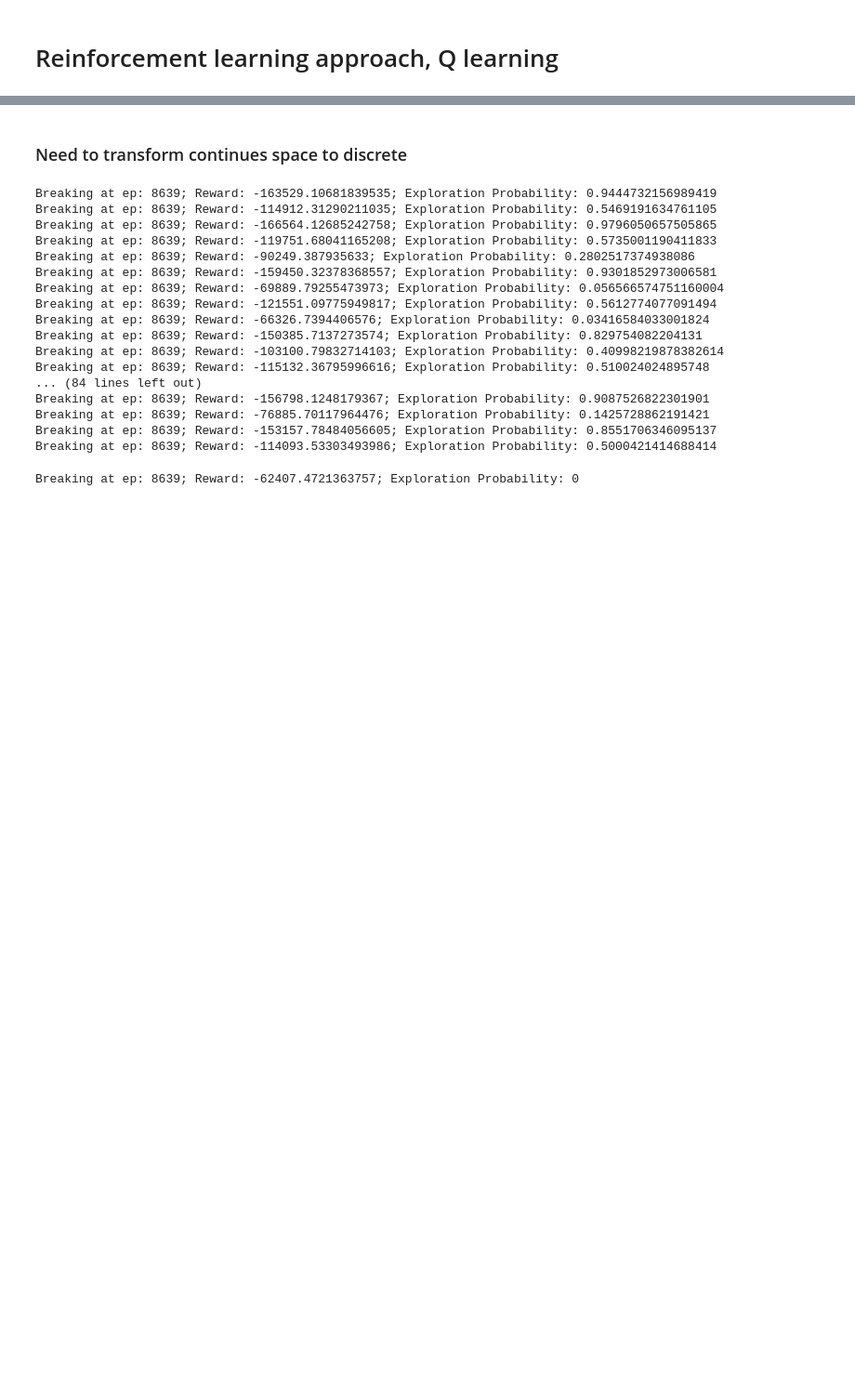
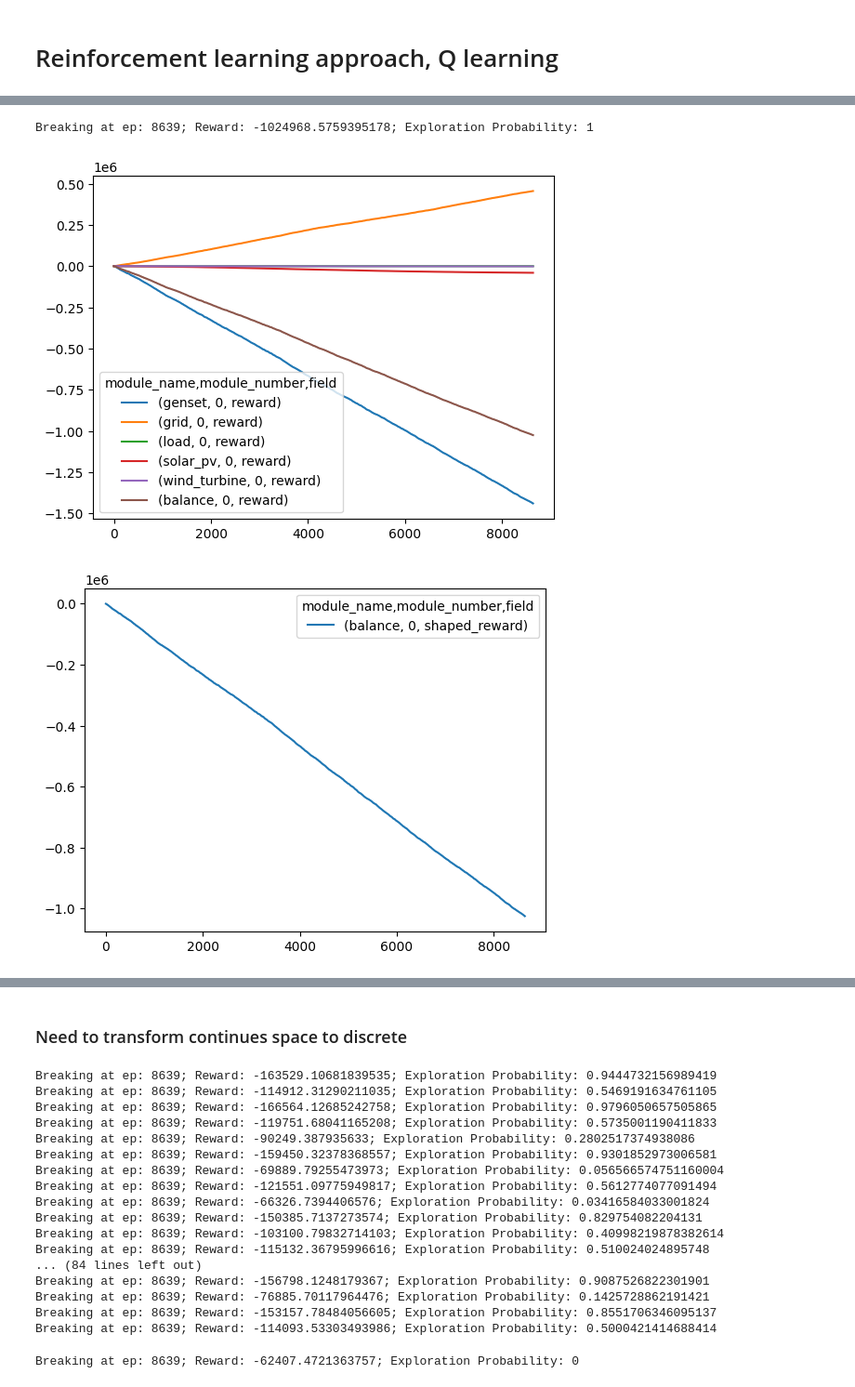
Before and after one commit to lgcharpe/the_gROKe_policy, a Jupyter notebook: jupyter_notebooks/attempt.ipynb, the cells around one changed output, grey strips where cells are left out. Shown at 93% size. Cells and saved outputs as stored; diff of their text form; code cells hidden in the pictures; blank space fills up the shorter version.

```diff
--- a/jupyter_notebooks/attempt.ipynb
+++ b/jupyter_notebooks/attempt.ipynb
@@ -551,0 +540,13 @@ grid
+# %%
+action_list = [
+    {"genset": 1, "solar_pv": 1, "wind_turbine": 1},
+    {"genset": 1, "solar_pv": 0, "wind_turbine": 1},
+    {"genset": 1, "solar_pv": 1, "wind_turbine": 0},
+    {"genset": 1, "solar_pv": 0, "wind_turbine": 0},
+    {"genset": 0, "solar_pv": 1, "wind_turbine": 1},
+    {"genset": 0, "solar_pv": 1, "wind_turbine": 0},
+    {"genset": 0, "solar_pv": 0, "wind_turbine": 1},
+    {"genset": 0, "solar_pv": 0, "wind_turbine": 0}
+]
+# %%
+q_table = np.zeros((n_episodes, len(action_list)))
@@ -551,0 +563,37 @@ grid
+# %%
+microgrid.reset()
+for e in range(n_episodes):
+    done = False
+    if np.random.uniform(0,1) < exploration_proba:
+        action_id = np.random.choice(len(action_list))
+        action = action_list[action_id]
+    else:
+        action_id = np.argmax(q_table[e])
+        action = action_list[action_id]
+
+    observation, reward, done, info = microgrid.run(action)
+
+    if done:
+        print(f"Breaking at ep: {e}; Reward: {microgrid.log.loc[:, pd.IndexSlice['balance', :, 'shaped_reward']].sum().iloc[0]}; Exploration Probability: {exploration_proba}")
+        max_future_q = 0.0
+        current_q = q_table[e, action_id]
+        new_q = (1 - lr) * current_q + lr * (reward + gamma * max_future_q)
+        q_table[e, action_id] = new_q
+        break
+
+
+    max_future_q = np.max(q_table[e+1])
+    current_q = q_table[e, action_id]
+
+
+    new_q = (1 - lr) * current_q + lr * (reward + gamma * max_future_q)
+    q_table[e, action_id] = new_q
+# %% [output]
+Breaking at ep: 8639; Reward: -1024968.5759395178; Exploration Probability: 1
+# %%
+microgrid.log.loc[:, pd.IndexSlice[:, :, "reward"]].cumsum().plot()
+microgrid.log.loc[:, pd.IndexSlice["balance", :, "shaped_reward"]].cumsum().plot()
+plt.show()
+# %% [output]
+[figure, added]
+[figure, added]
```
Also changed, not shown: parts of 16 cells of this notebook.
